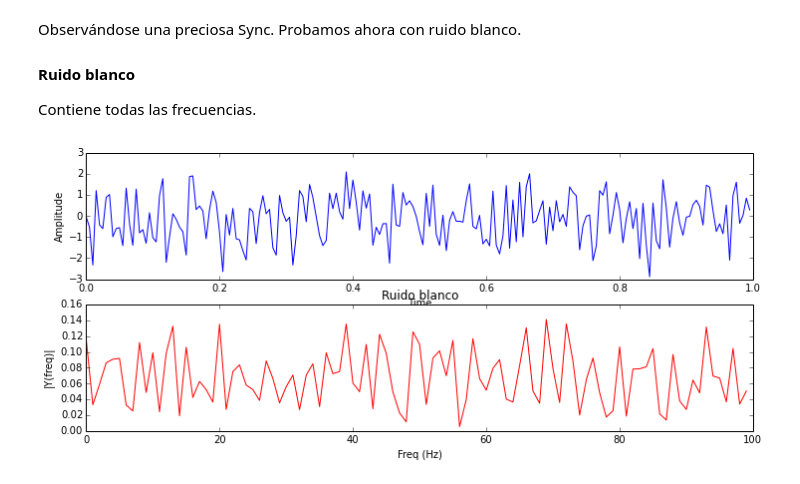
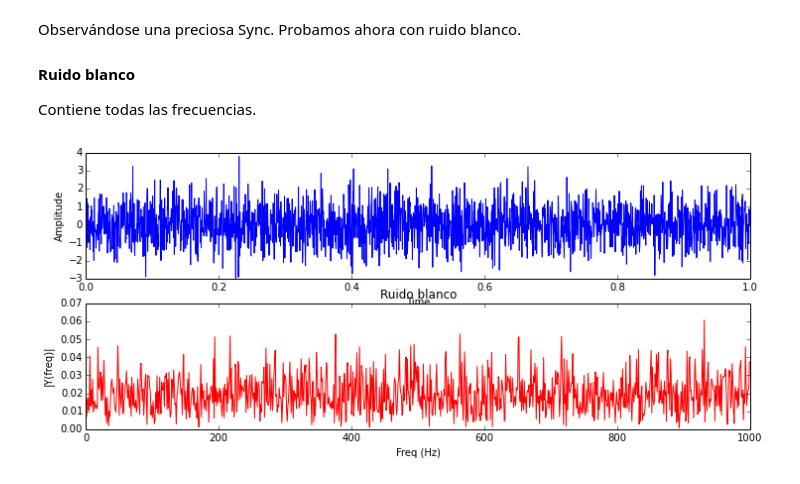
Before and after one commit to pvilas/ipython-notebooks, a Jupyter notebook: Ejemplos anotados de transformada de Fourier.ipynb, the cells around one changed output. Drawn from its saved outputs; the diff is of its cells as text; code cells hidden in the pictures.

````diff
--- a/Ejemplos anotados de transformada de Fourier.ipynb
+++ b/Ejemplos anotados de transformada de Fourier.ipynb
@@ -3,6 +3,12 @@
 
 Empezamos creando la función ```plot_spectrum``` que toma la parte real positiva de la transformada de Fourier, la normaliza y la dibuja.
 # %%
+import matplotlib
+%matplotlib inline
+matplotlib.rcParams['figure.figsize'] = (12, 5)
+matplotlib.rcParams['image.cmap'] = "gray"
+
+import numpy as np
 from numpy import sin, linspace, pi
 from pylab import plot, show, title, xlabel, ylabel, subplot
 from scipy import fft, arange
@@ -141,9 +147,9 @@ Observándose una preciosa Sync. Probamos ahora con ruido blanco.
 #### Ruido blanco
 Contiene todas las frecuencias.
 # %%
-Fs=200
+Fs=2000
 t=vector_tiempo(Fs)
 y=ruido_blanco(Fs)
 plot_spectrum(y, t, tit=u"Ruido blanco", orig=True)
 # %% [output]
-[figure, old version]
+[figure, new version]
````
